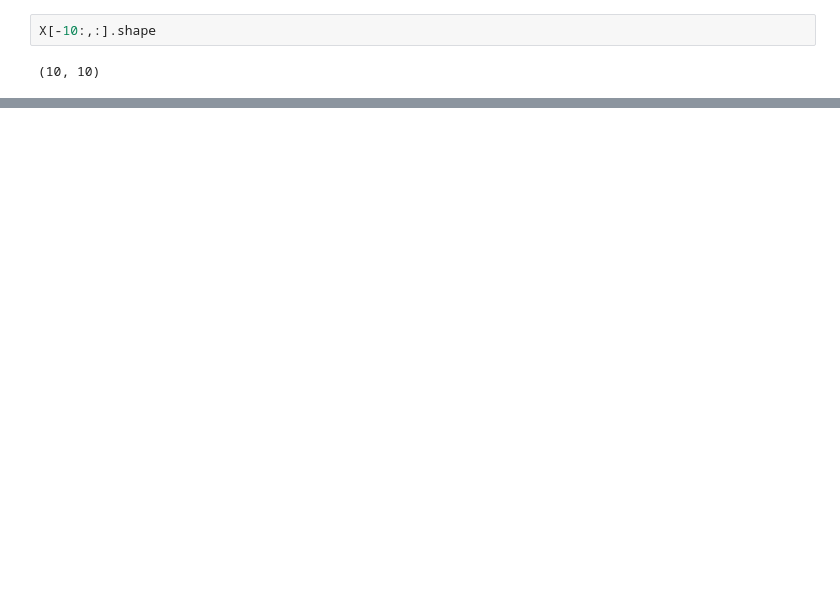
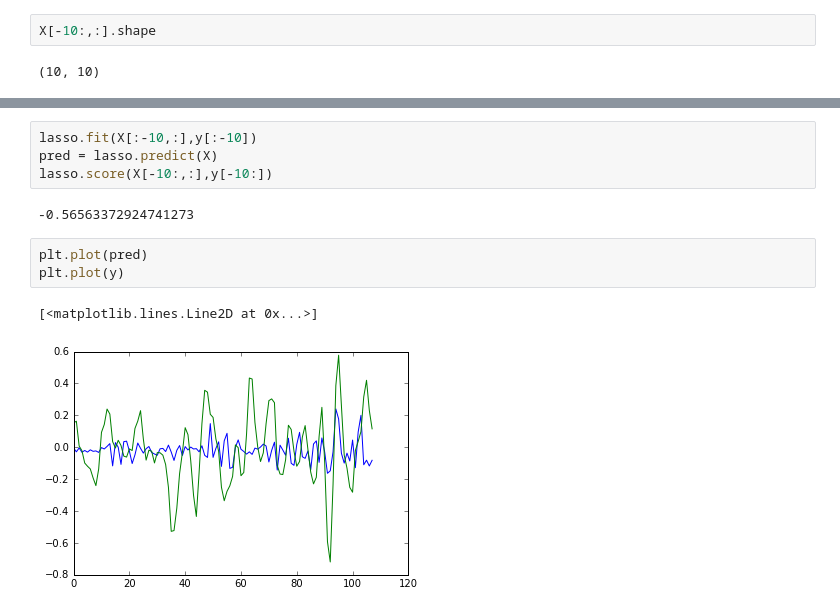
Before and after one commit to AC209ConsumerConfidence/Economic_Sentiment_Forecast, a Jupyter notebook: Clustering_experimentation.ipynb, the cells around one changed output, grey strips where cells are left out. Drawn from its saved outputs; the diff is of its cells as text; blank space fills up the shorter version.

```diff
--- a/Clustering_experimentation.ipynb
+++ b/Clustering_experimentation.ipynb
@@ -184,0 +180,12 @@ plt.plot(y)
+# %%
+lasso.fit(X[:-10,:],y[:-10])
+pred = lasso.predict(X)
+lasso.score(X[-10:,:],y[-10:])
+# %% [output]
+-0.56563372924741273
+# %%
+plt.plot(pred)
+plt.plot(y)
+# %% [output]
+[<matplotlib.lines.Line2D at 0x...>]
+[figure, added]
```
Also changed, not shown: parts of 10 cells of this notebook.
